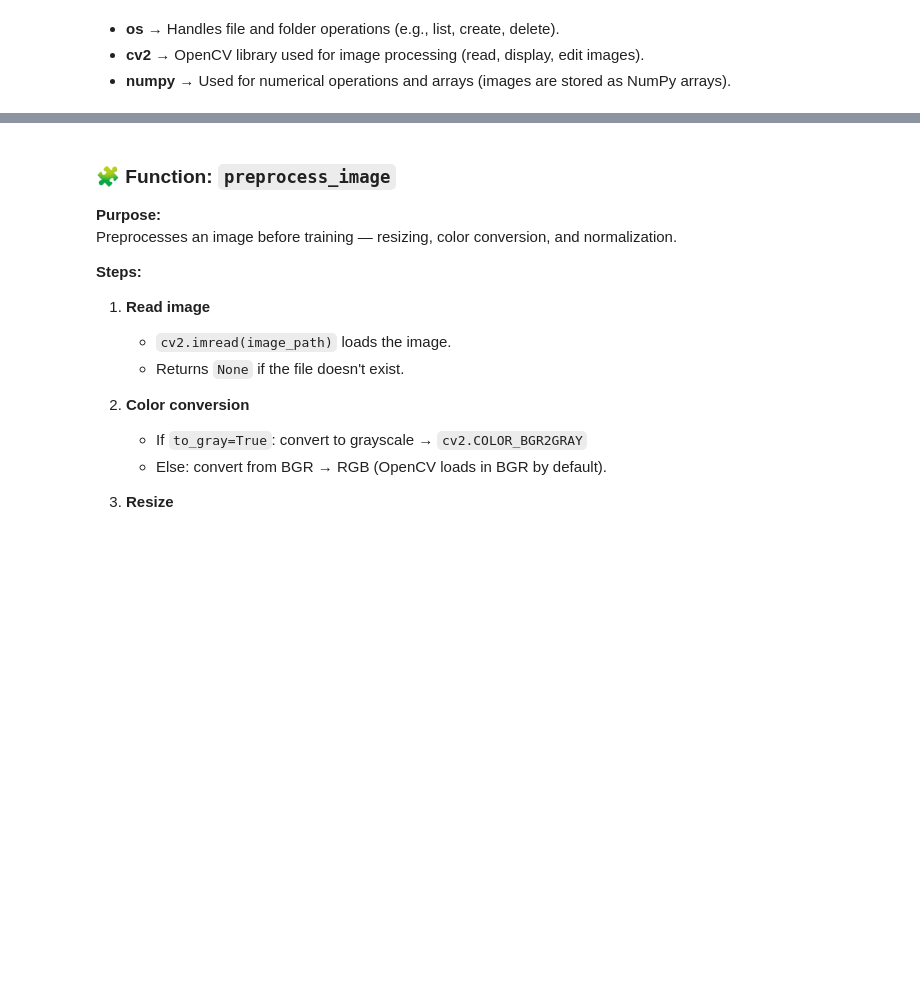
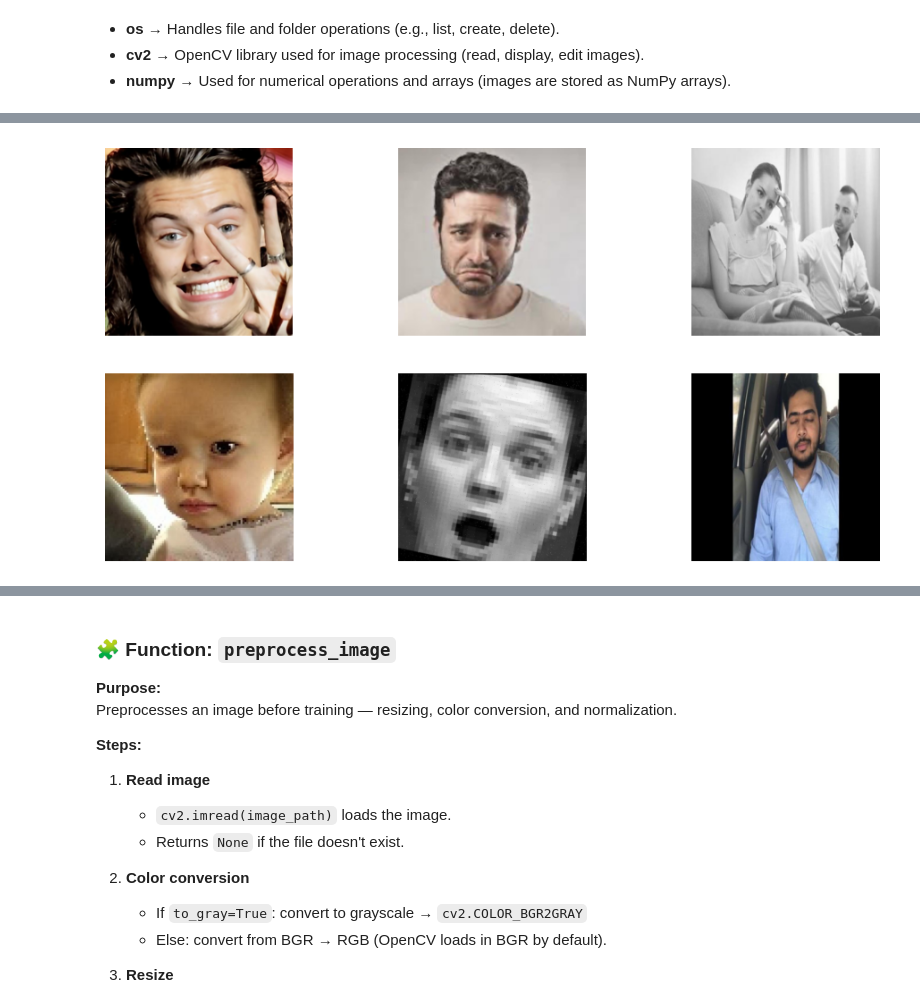
Before and after one commit to Natashaa7/9-Facial-Expression-Detection, a Jupyter notebook: Facial-Expression-Detection.ipynb, the cells around one changed output, grey strips where cells are left out. Drawn from its saved outputs; the diff is of its cells as text; code cells hidden in the pictures; blank space fills up the shorter version.

```diff
--- a/Facial-Expression-Detection.ipynb
+++ b/Facial-Expression-Detection.ipynb
@@ -12,0 +93,10 @@ import numpy as np
+# %%
+plt.figure(figsize=(12,6))
+for i, img_path in enumerate(image_files[:6]):  # first 6 images
+    img = Image.open(img_path)
+    plt.subplot(2,3,i+1)
+    plt.imshow(img)
+    plt.axis('off')
+plt.show()
+# %% [output]
+[figure, added]
```
Also changed, not shown: parts of 30 cells of this notebook.
